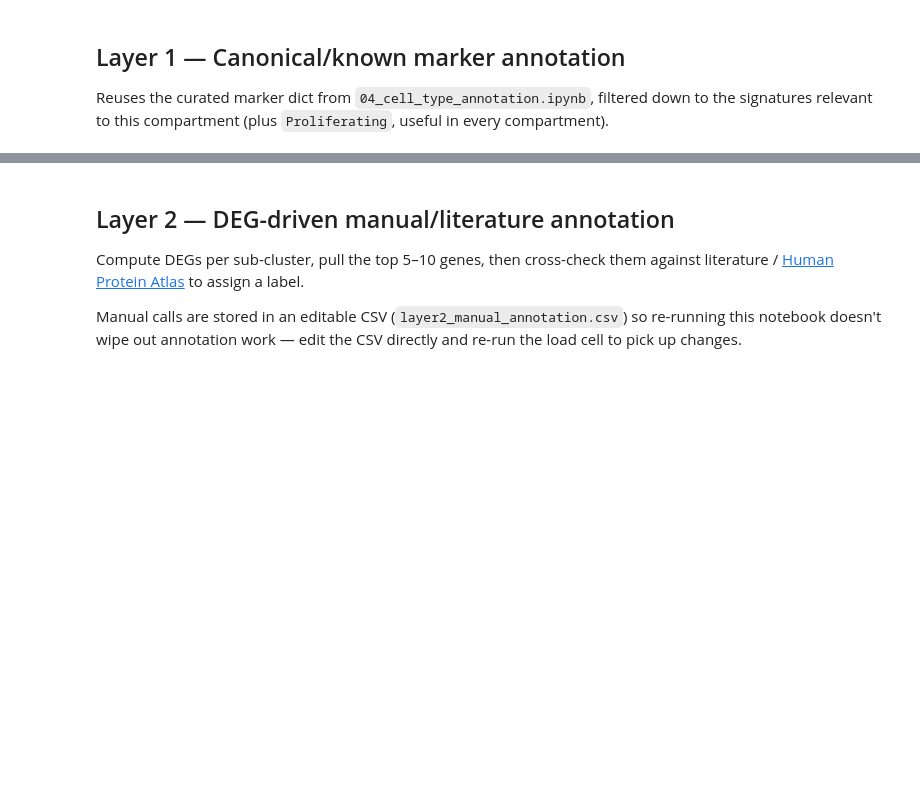
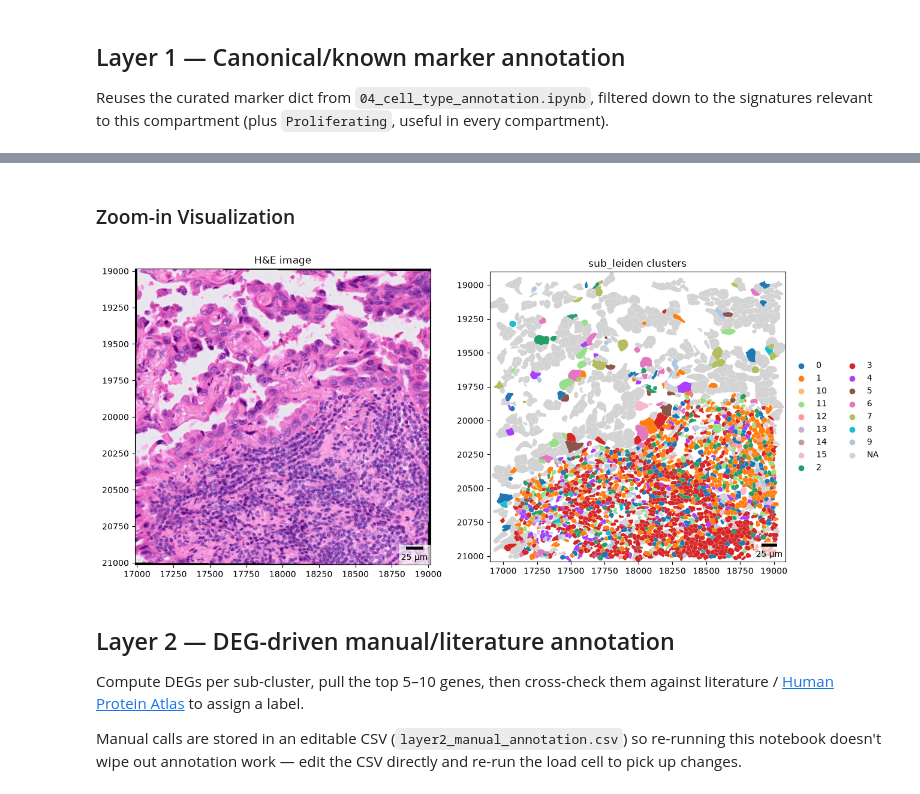
Before and after one commit to khuongduying/xenium_lung, a Jupyter notebook: code/xenium_5k/06_subclustering_immune.ipynb, the cells around one changed output, grey strips where cells are left out. Drawn from its saved outputs; the diff is of its cells as text; code cells hidden in the pictures; blank space fills up the shorter version.

```diff
--- a/code/xenium_5k/06_subclustering_immune.ipynb
+++ b/code/xenium_5k/06_subclustering_immune.ipynb
@@ -64,8 +77,9 @@ canonical_markers_all = {
     'Epithelial_Airway_Club_Secretory': ['SCGB1A1', 'SCGB3A1', 'MUC5B'],
     'Epithelial_Tumor_Malignant': ['EPCAM', 'KRT8', 'KRT18', 'KRT19'],
     'Epithelial_LUAD (Adenocarcinoma)': ['NAPSA', 'NKX2-1', 'SFTPC', 'SFTPB', 'MUC5AC', 'MUC5B', 'KRT7'],
-    'Lymphoid_T_cell_CD4+': ['CD3D', 'CD3E', 'CD2', 'TRAC', 'CD4'],
-    'Lymphoid_T_cell_CD8+': ['CD3D', 'CD3E', 'CD2', 'TRAC', 'CD8A', 'CD8B'],
+    'Lymphoid_T_cell_CD4': ['CD3D', 'CD3E', 'CD2', 'TRAC', 'CD4'],
+    'Lymphoid_T_cell_CD8': ['CD3D', 'CD3E', 'CD2', 'TRAC', 'CD8A', 'CD8B'],
+    'Lymphoid_T_cell_CD8_exhausted': ['PDCD1', 'HAVCR2', 'LAG3', 'TIGIT', 'TOX', 'EOMES','ENTPD1','CXCL13'],
     'Lymphoid_NK_cell': ['NKG7', 'GNLY', 'KLRD1'],
     'Lymphoid_B_cell': ['MS4A1', 'CD79A', 'CD79B'],
     'Lymphoid_Plasma_cell': ['MZB1', 'JCHAIN', 'IGHG1'],
@@ -149,3 +227,47 @@ plot_subcluster_score(adata, sdata, 'Proliferating')
+# %% [markdown]
+### Zoom-in Visualization
+# %%
+from spatialdata import bounding_box_query
+from matplotlib_scalebar.scalebar import ScaleBar
+
+plot_col = 'sub_leiden'
+full_table = sdata.tables['table']
+full_table.obs[plot_col] = adata.obs['sub_leiden'].reindex(full_table.obs.index)
+
+# TODO: set to the region of interest (pixel coordinates)
+min_x, max_x = 17_000, 19_000
+min_y, max_y = 19_000, 21_000
+
+cropped_sdata = bounding_box_query(
+    sdata,
+    min_coordinate=[min_x, min_y],
+    max_coordinate=[max_x, max_y],
+    axes=("x", "y"),
+    target_coordinate_system="global",
+)
+
+axes = plt.subplots(1, 2, figsize=(14, 7))[1].flatten()
+
+cropped_sdata.pl.render_images("he_image").pl.show(ax=axes[0], title="H&E image", coordinate_systems="global")
+cropped_sdata.pl.render_shapes("cell_boundaries", color=plot_col, palette=cluster_colors).pl.show(
+    ax=axes[1], title="sub_leiden clusters", coordinate_systems="global"
+)
+
+pixel_size_in_microns = 0.2125
+
+for ax in axes:
+    scalebar = ScaleBar(
+        dx=pixel_size_in_microns,
+        units="um",
+        location="lower right",
+        color="black",
+        box_color="white",
+        box_alpha=0.7,
+        length_fraction=0.1,
+    )
+    ax.add_artist(scalebar)
+# %% [output]
+[figure, added]
 # %% [markdown]
 ## Layer 2 — DEG-driven manual/literature annotation
 
```
Also changed, not shown: parts of 15 cells of this notebook, 1 other file.
